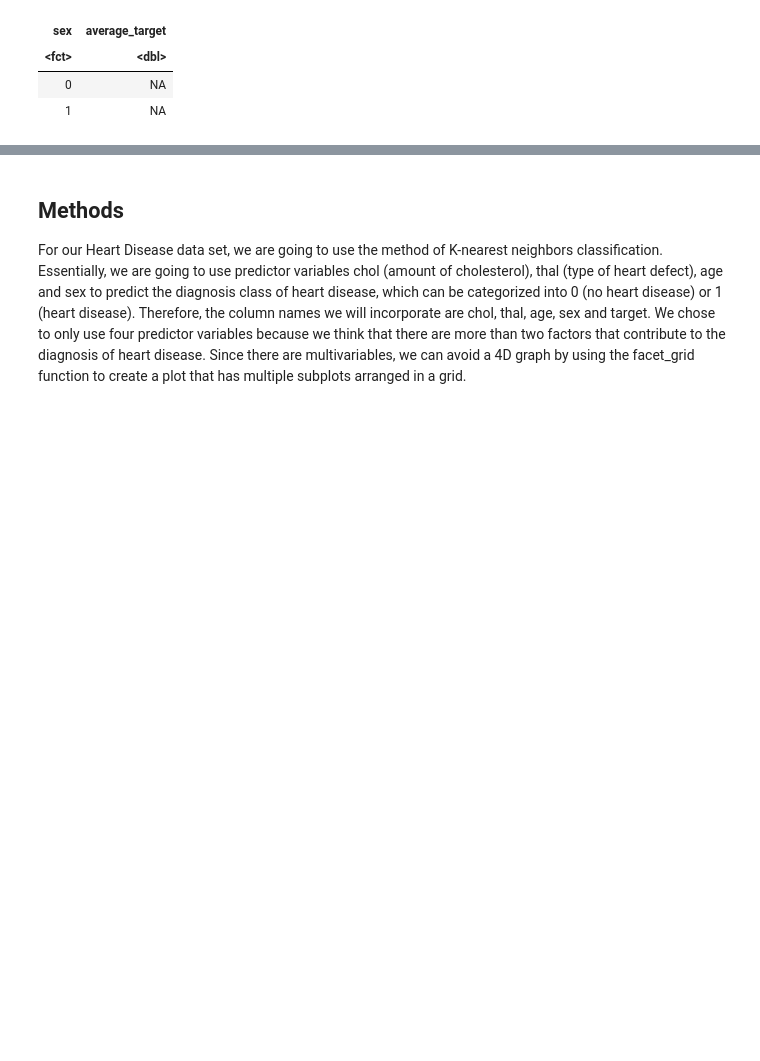
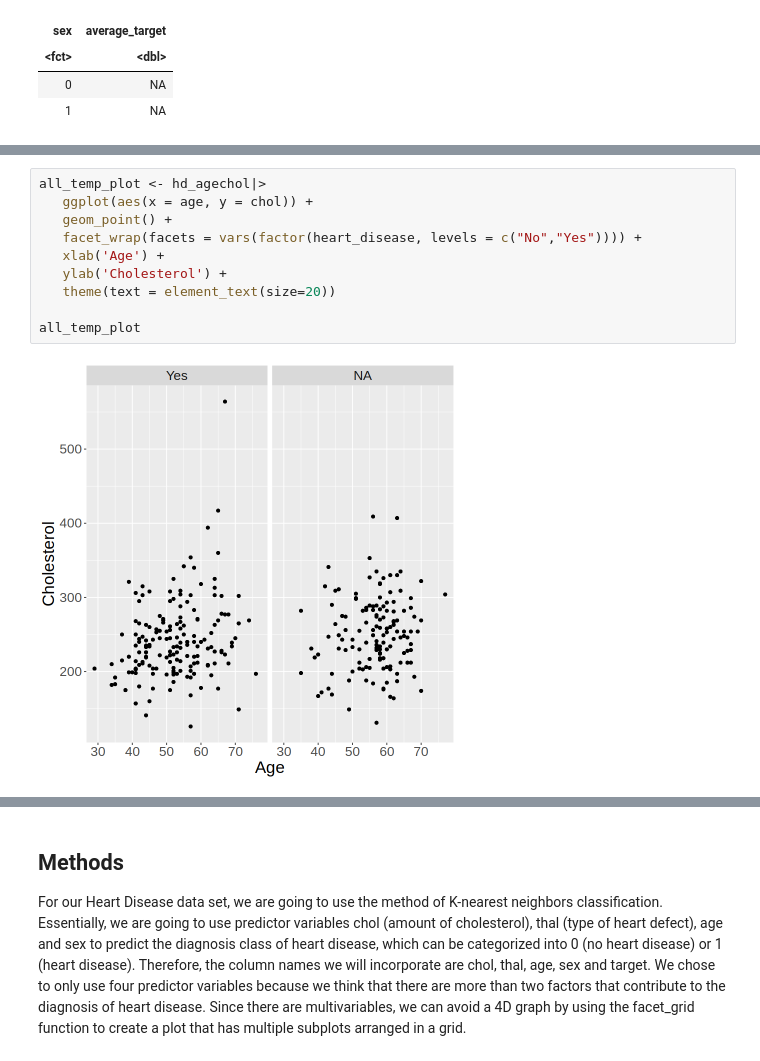
Before and after one commit to yma24ma/HeatDisease_kNNclassification, a Jupyter notebook: Group Project.ipynb, the cells around one changed output, grey strips where cells are left out. Cells and saved outputs as stored; diff of their text form; blank space fills up the shorter version.

```diff
--- a/Group Project.ipynb
+++ b/Group Project.ipynb
@@ -188,0 +189,12 @@ hd_agechol_plot
+# %%
+all_temp_plot <- hd_agechol|>
+   ggplot(aes(x = age, y = chol)) +
+   geom_point() +
+   facet_wrap(facets = vars(factor(heart_disease, levels = c("No","Yes")))) +
+   xlab('Age') +
+   ylab('Cholesterol') +
+   theme(text = element_text(size=20))
+
+all_temp_plot
+# %% [output]
+[figure, added]
```
Also changed, not shown: parts of 8 cells of this notebook.
